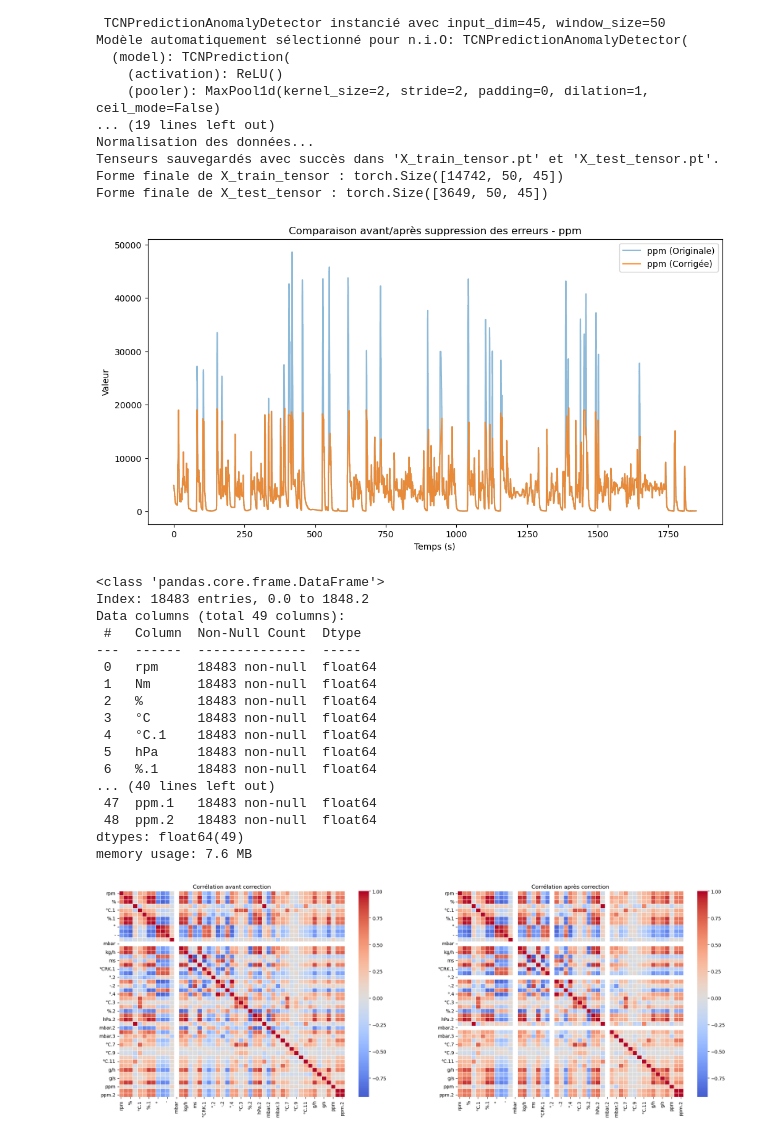
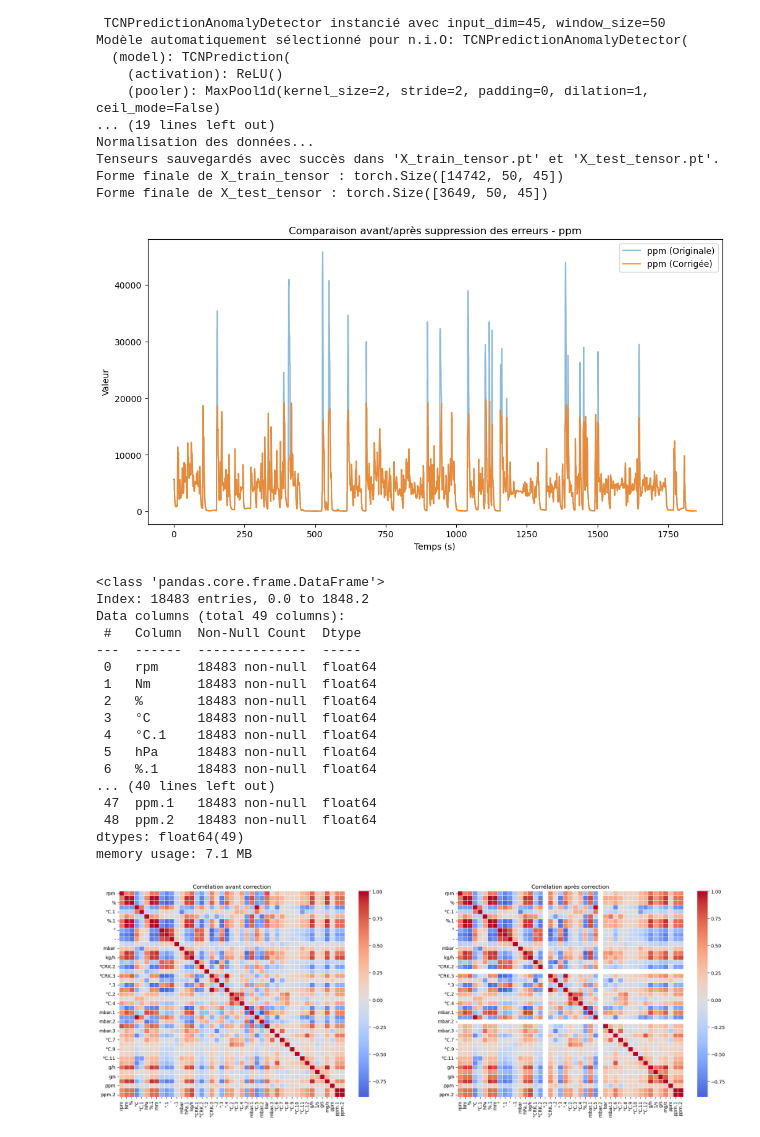
Before and after one commit to CorentinPellerin/TimeSeADPellerinC, a Jupyter notebook: timesead.ipynb, the cells around one changed output. Saved outputs shown, nothing was run; the diff lists cells and outputs as text; code cells hidden in the pictures.

```diff
--- a/timesead.ipynb
+++ b/timesead.ipynb
@@ -22,6 +31,6 @@ from datapreparation import MethodChooser, UpstreamDataPreparation, df2, df3
 # %%
 #Test fichier in Ordnung
-detector = UpstreamDataPreparation(method="IQR", seq_length=50, scale_method="standard", interpolation_method = "linear") #threshold, interpolation_method=... si besoin
+detector = UpstreamDataPreparation(method="IQR", seq_length=50, scale_method="minmax", interpolation_method = "linear") #threshold, interpolation_method=... si besoin
 
 df_new, anomalies_moteur = detector.preprocess_data(moduleprep.df2)
 
@@ -111,15 +120,15 @@ Forme finale de X_test_tensor : torch.Size([3649, 50, 45])
 #COMPARE GRAPHIQUE FEATURE AVANT ET APRES SUPPRESSION
 feature = "ppm" #feature a changer si besoin
 plt.figure(figsize=(12, 6))
-plt.plot(df2.index, df2[feature], label=f"{feature} (Originale)", alpha=0.5)
-plt.plot(df_new.index, df_new[feature], label=f"{feature} (Corrigée)", alpha=0.8)
+plt.plot(df3.index, df3[feature], label=f"{feature} (Originale)", alpha=0.5)
+plt.plot(df_nio.index, df_nio[feature], label=f"{feature} (Corrigée)", alpha=0.8)
 plt.xlabel("Temps (s)")
 plt.ylabel("Valeur")
 plt.legend()
 plt.title(f"Comparaison avant/après suppression des erreurs - {feature}")
 plt.show()
 # %% [output]
-[figure, old version]
+[figure, new version]
 # %%
 df_new.info() #POUR CONFIRMER QU IL N Y A BIEN PLUS DE NAN
 # %% [output]
@@ -139,22 +148,22 @@ Data columns (total 49 columns):
  47  ppm.1   18483 non-null  float64
  48  ppm.2   18483 non-null  float64
 dtypes: float64(49)
-memory usage: 7.6 MB
+memory usage: 7.1 MB
 # %%
 #Genere heatmap donnees nettoyees
 plt.figure(figsize=(24, 8))
 
 plt.subplot(1, 2, 1)
-sns.heatmap(df2.corr(), annot=False, cmap="coolwarm", center=0, linewidths=0.5)
+sns.heatmap(df3.corr(), annot=False, cmap="coolwarm", center=0, linewidths=0.5)
 plt.title("Corrélation avant correction")
 
 plt.subplot(1, 2, 2)
-sns.heatmap(df_new.corr(), annot=False, cmap="coolwarm", center=0, linewidths=0.5)
+sns.heatmap(df_nio.corr(), annot=False, cmap="coolwarm", center=0, linewidths=0.5)
 plt.title("Corrélation après correction")
 
 plt.show()
 # %% [output]
-[figure, old version]
+[figure, new version]
 # %%
 #AFFICHE LES VALEURS NORMALISEES EN FONCTION D'UNE SEQUENCE
 if isinstance(X_train_tensor, torch.Tensor):
```
Also changed, not shown: parts of 10 cells of this notebook.
